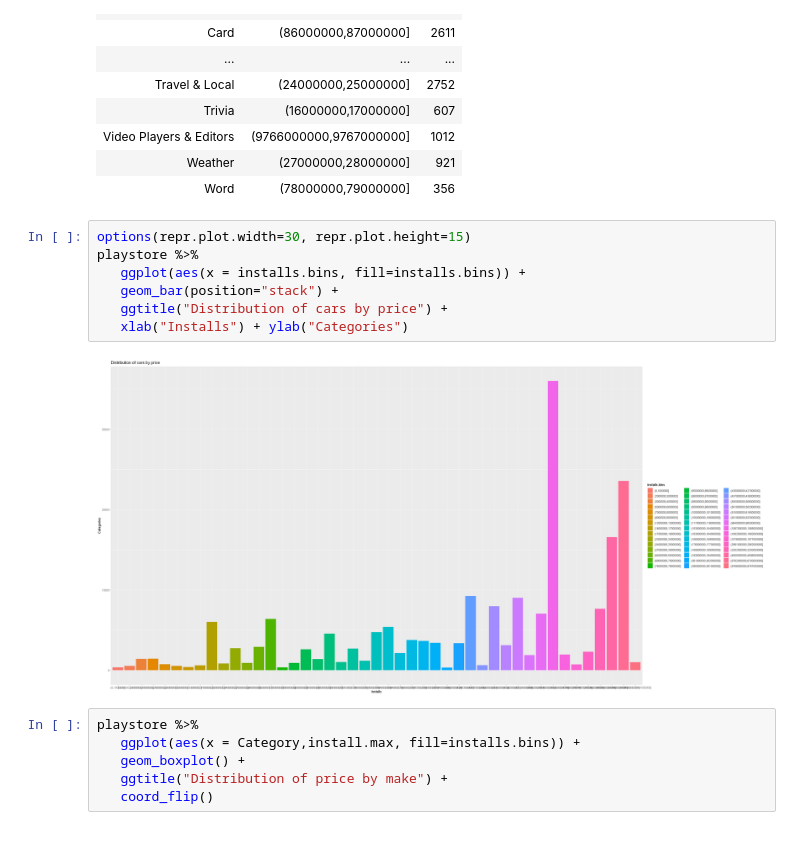
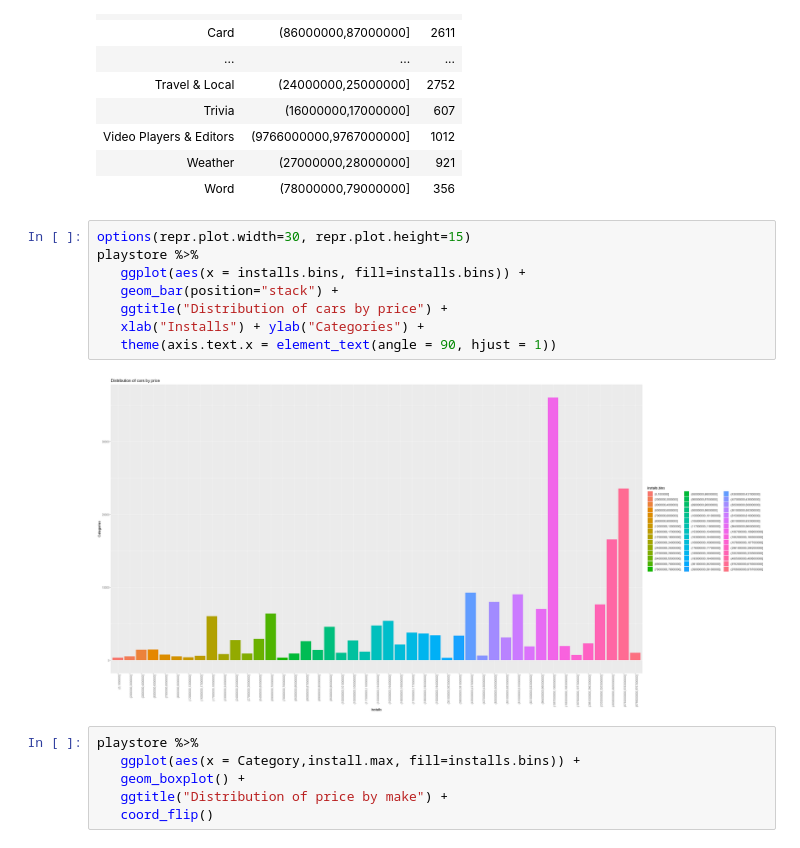
Before and after one commit to JHyel2015/Proyecto_1B_2023A, a Jupyter notebook: notebooks/Project1B.ipynb, the cells around one changed output. Saved outputs shown, nothing was run; the diff lists cells and outputs as text.

```diff
--- a/notebooks/Project1B.ipynb
+++ b/notebooks/Project1B.ipynb
@@ -186,12 +186,13 @@ A grouped_df: 48 × 3
 # %%
 options(repr.plot.width=30, repr.plot.height=15)
 playstore %>%
    ggplot(aes(x = installs.bins, fill=installs.bins)) +
    geom_bar(position="stack") +
    ggtitle("Distribution of cars by price") +
-   xlab("Installs") + ylab("Categories")
+   xlab("Installs") + ylab("Categories") +
+   theme(axis.text.x = element_text(angle = 90, hjust = 1))
 # %% [output]
-[figure, old version]
+[figure, new version]
 # %%
 playstore %>%
    ggplot(aes(x = Category,install.max, fill=installs.bins)) +
```
